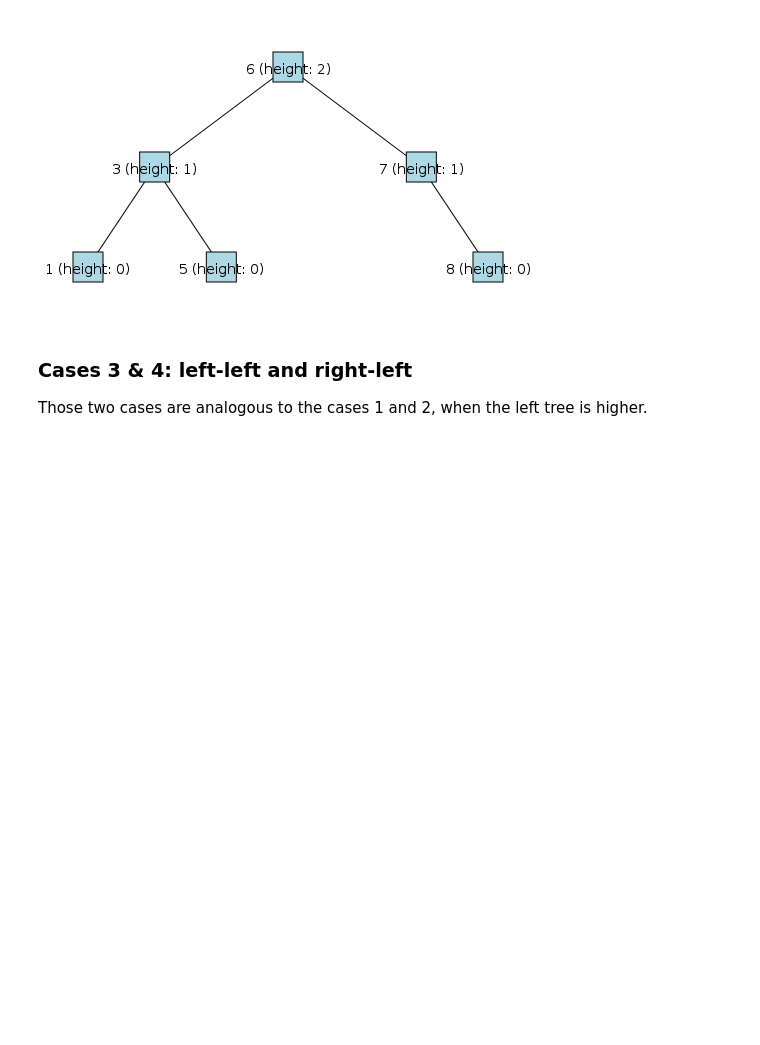
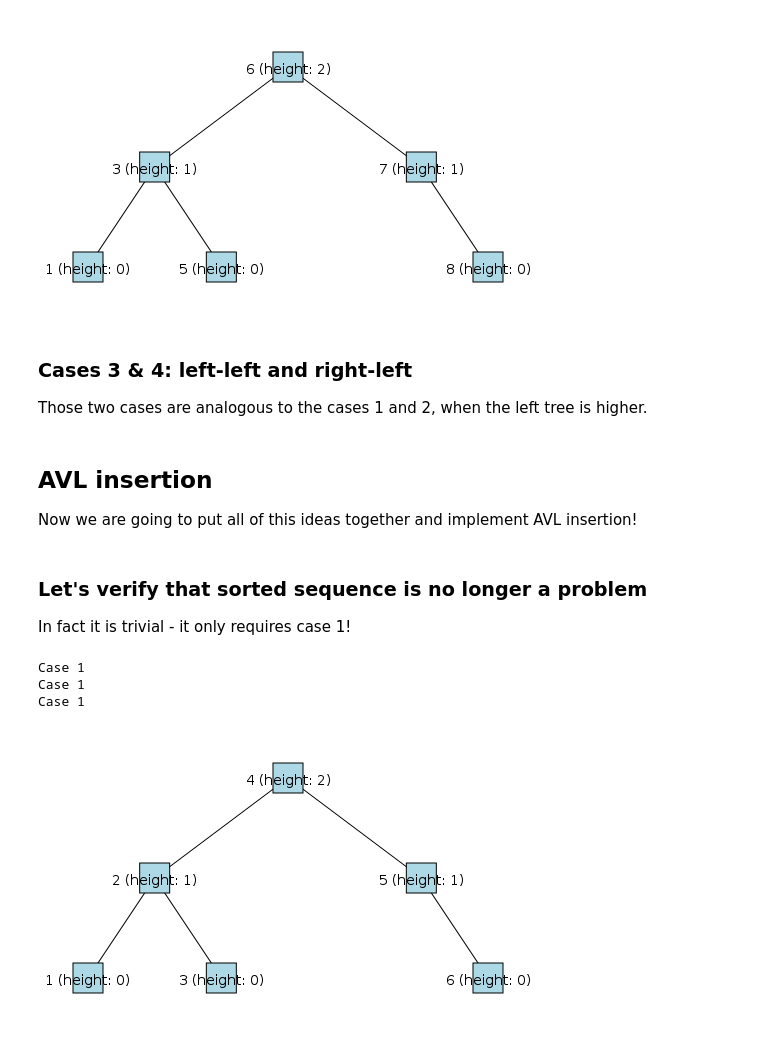
Before and after one commit to siemanko/6.006-2015-notebooks, a Jupyter notebook: lecture6/AVL_and_more.ipynb, the cells around one changed output. Drawn from its saved outputs; the diff is of its cells as text; code cells hidden in the pictures; blank space fills up the shorter version.

Commit message:
added insertion code

```diff
--- a/lecture6/AVL_and_more.ipynb
+++ b/lecture6/AVL_and_more.ipynb
@@ -68,6 +68,19 @@ def BST_draw(node, g, display_height=False):
         g.add_edge(str(id(node)), right_id, color=right_color)
 
 
+def BST_root_draw(root, display_height=False):
+        margin, width, height = 50, 500, 300
+        figure = Plot(bbox=(width, height))
+
+        g = Graph()
+        if root is not None:
+            BST_draw(root, g, display_height)
+            root_id = [i for i, node in enumerate(g.vs) if g.vs[i]['name'] == str(id(root))]
+            assert len(root_id) == 1
+            figure.add(g, layout = Graph.layout_reingold_tilford(g, mode="in", root=root_id),
+                        bbox=(margin, margin, width-margin, height - margin), vertex_size=30)
+            return figure
+
 class BST(object):
     def __init__(self):
         """This is a BST wrapper class.
@@ -80,17 +93,7 @@ class BST(object):
         self.root = BST_insert(self.root, key)
 
     def draw(self, display_height=False):
-        margin, width, height = 50, 500, 300
-        figure = Plot(bbox=(width, height))
-
-        g = Graph()
-        if self.root is not None:
-            BST_draw(self.root, g, display_height)
-            root_id = [i for i, node in enumerate(g.vs) if g.vs[i]['name'] == str(id(self.root))]
-            assert len(root_id) == 1
-            figure.add(g, layout = Graph.layout_reingold_tilford(g, mode="in", root=root_id),
-                        bbox=(margin, margin, width-margin, height - margin), vertex_size=30)
-            return figure
+        return BST_root_draw(self.root, display_height)
 # %% [markdown]
 # What's wrong with Binary Search Trees?
 
@@ -350,3 +353,7 @@ tree.draw(display_height=True)
 ### Cases 3 & 4: left-left and right-left
 
 Those two cases are analogous to the cases 1 and 2, when the left tree is higher.
+# %% [markdown]
+## AVL insertion
+
+Now we are going to put all of this ideas together and implement AVL insertion!
@@ -352,0 +412,24 @@ Those two cases are analogous to the cases 1 and 2, when the left tree is higher
+# %%
+class AVL(object):
+    def __init__(self):
+        self.root = None
+
+    def insert(self, key):
+        self.root = AVL_insert(self.root, key)
+
+    def draw(self, display_height=False):
+        return BST_root_draw(self.root, display_height)
+# %% [markdown]
+### Let's verify that sorted sequence is no longer a problem
+
+In fact it is trivial - it only requires case 1!
+# %%
+tree = AVL()
+for el in [1,2,3,4,5,6]:
+    tree.insert(el)
+tree.draw(display_height=True)
+# %% [output]
+Case 1
+Case 1
+Case 1
+[figure, added]
```
Also changed, not shown: parts of 5 cells of this notebook.
